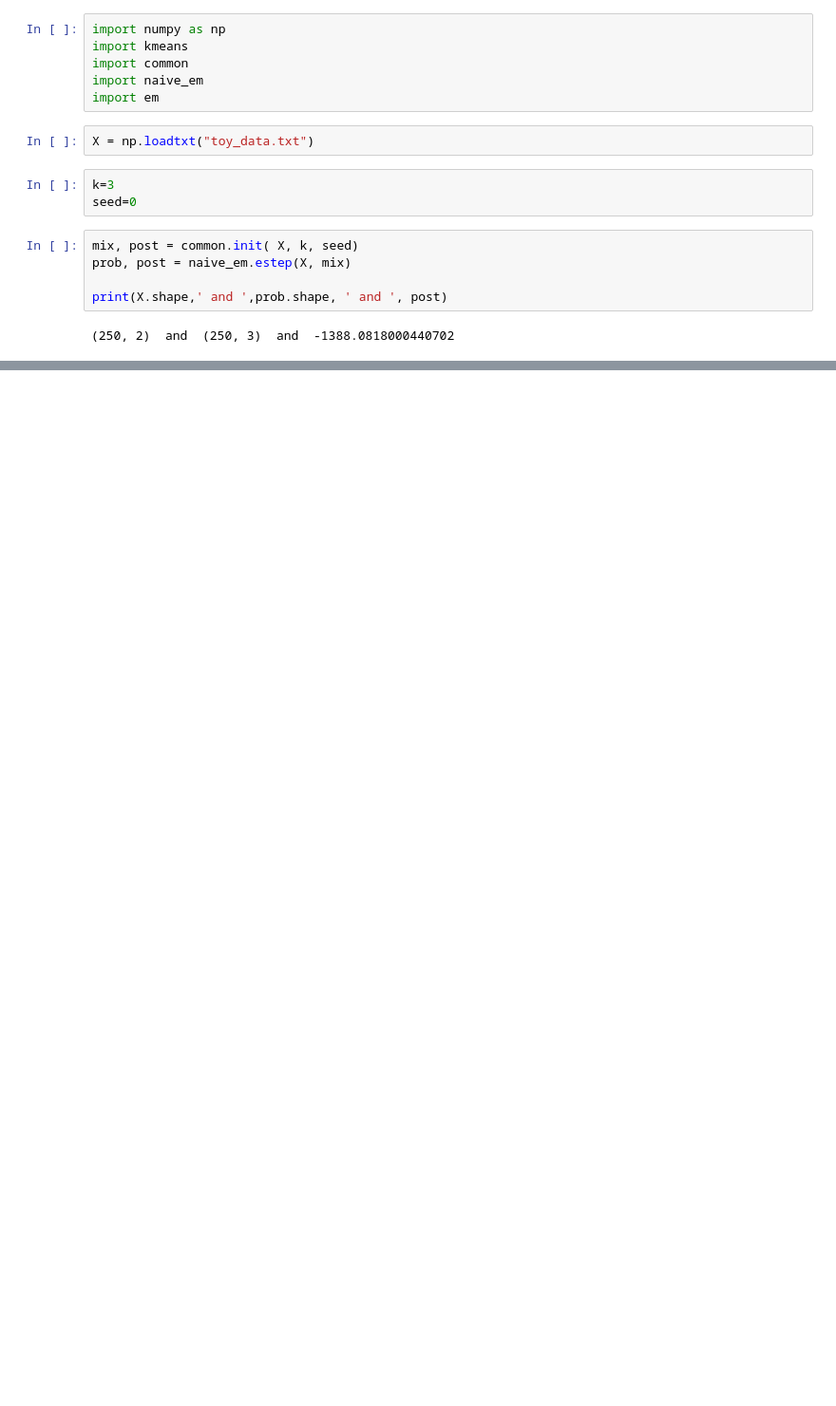
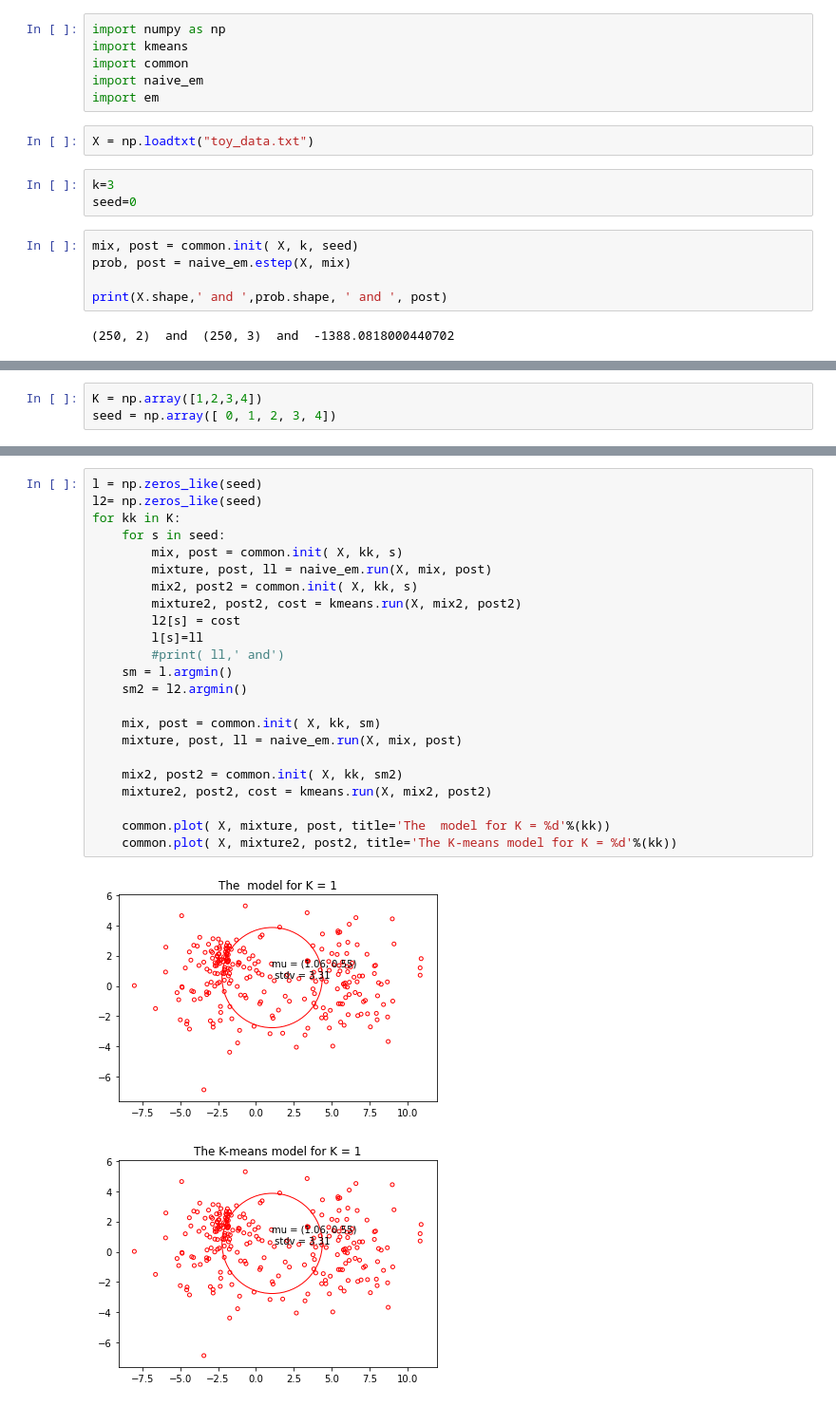
Before and after one commit to arifmujib/MIT-Machine-Learning-Projects, a Jupyter notebook: netflix/test.ipynb, the cells around one changed output, grey strips where cells are left out. Shown at 95% size. Drawn from its saved outputs; the diff is of its cells as text; blank space fills up the shorter version.

```diff
--- a/netflix/test.ipynb
+++ b/netflix/test.ipynb
@@ -34,0 +19,3 @@ np.exp(10)
+# %%
+K = np.array([1,2,3,4])
+seed = np.array([ 0, 1, 2, 3, 4])
@@ -34,0 +36,26 @@ np.exp(10)
+# %%
+l = np.zeros_like(seed)
+l2= np.zeros_like(seed)
+for kk in K:
+    for s in seed:
+        mix, post = common.init( X, kk, s)
+        mixture, post, ll = naive_em.run(X, mix, post)
+        mix2, post2 = common.init( X, kk, s)
+        mixture2, post2, cost = kmeans.run(X, mix2, post2)
+        l2[s] = cost
+        l[s]=ll
+        #print( ll,' and')
+    sm = l.argmin()
+    sm2 = l2.argmin()
+
+    mix, post = common.init( X, kk, sm)
+    mixture, post, ll = naive_em.run(X, mix, post)
+
+    mix2, post2 = common.init( X, kk, sm2)
+    mixture2, post2, cost = kmeans.run(X, mix2, post2)
+
+    common.plot( X, mixture, post, title='The  model for K = %d'%(kk))
+    common.plot( X, mixture2, post2, title='The K-means model for K = %d'%(kk))
+# %% [output]
+[figure, added]
+[figure, added]
```
Also changed, not shown: parts of 13 cells of this notebook, 4 other files.
